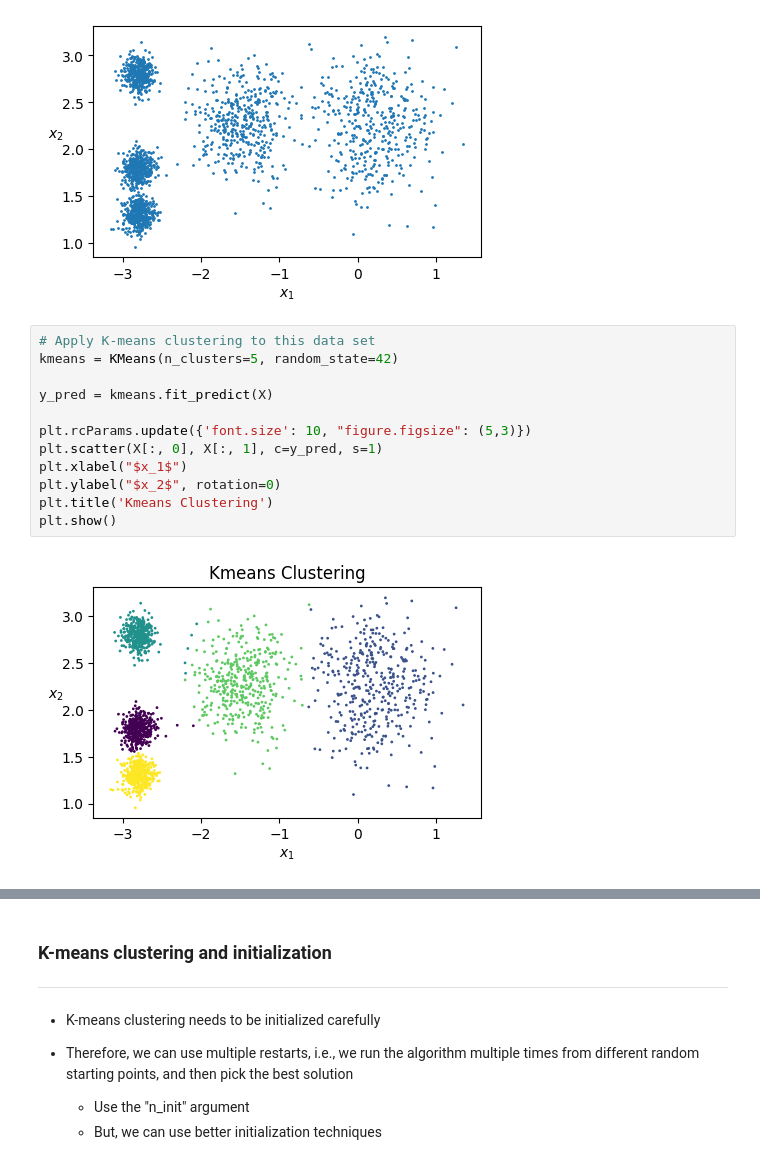
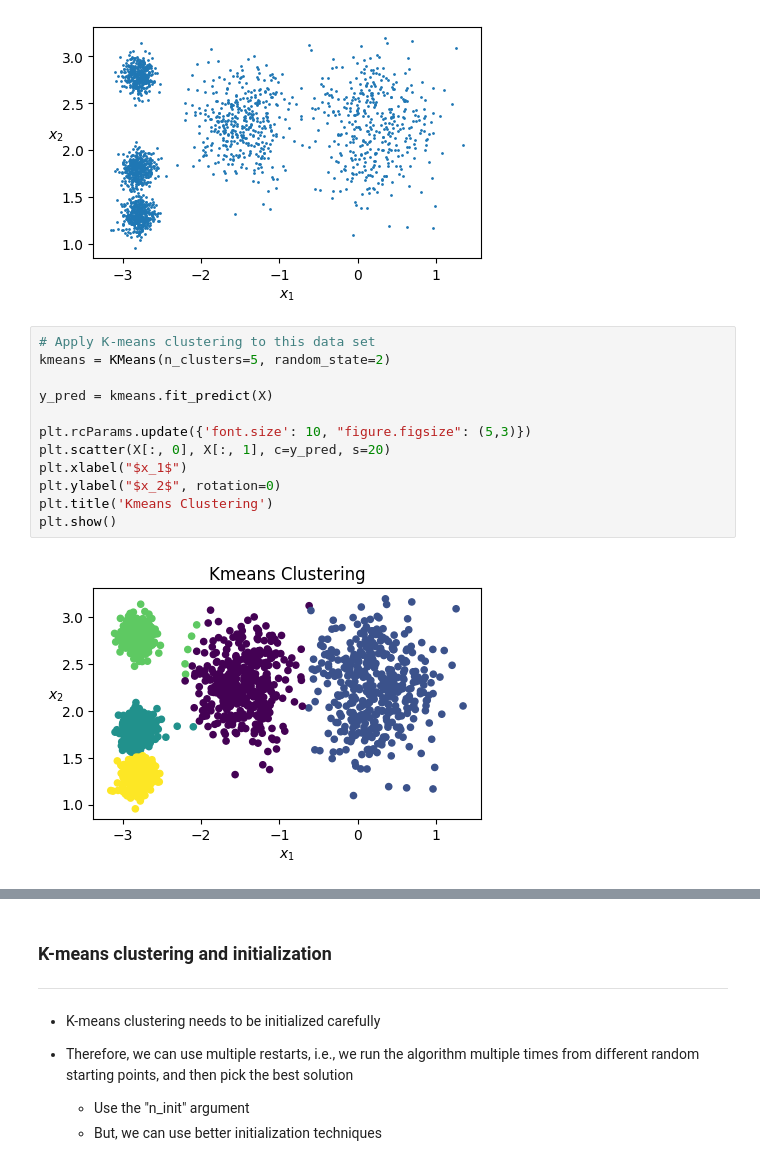
Before and after one commit to farhad-pourkamali/MATH6388, a Jupyter notebook: Lecture6_Clustering.ipynb, the cells around one changed output, grey strips where cells are left out. Saved outputs shown, nothing was run; the diff lists cells and outputs as text.

```diff
--- a/Lecture6_Clustering.ipynb
+++ b/Lecture6_Clustering.ipynb
@@ -82,18 +82,18 @@ plt.show()
 [figure]
 # %%
 # Apply K-means clustering to this data set
-kmeans = KMeans(n_clusters=5, random_state=42)
+kmeans = KMeans(n_clusters=5, random_state=2)
 
 y_pred = kmeans.fit_predict(X)
 
 plt.rcParams.update({'font.size': 10, "figure.figsize": (5,3)})
-plt.scatter(X[:, 0], X[:, 1], c=y_pred, s=1)
+plt.scatter(X[:, 0], X[:, 1], c=y_pred, s=20)
 plt.xlabel("$x_1$")
 plt.ylabel("$x_2$", rotation=0)
 plt.title('Kmeans Clustering')
 plt.show()
 # %% [output]
-[figure, old version]
+[figure, new version]
 # %%
 # find cluster centers
 kmeans.cluster_centers_
```
Also changed, not shown: parts of 26 cells of this notebook.
